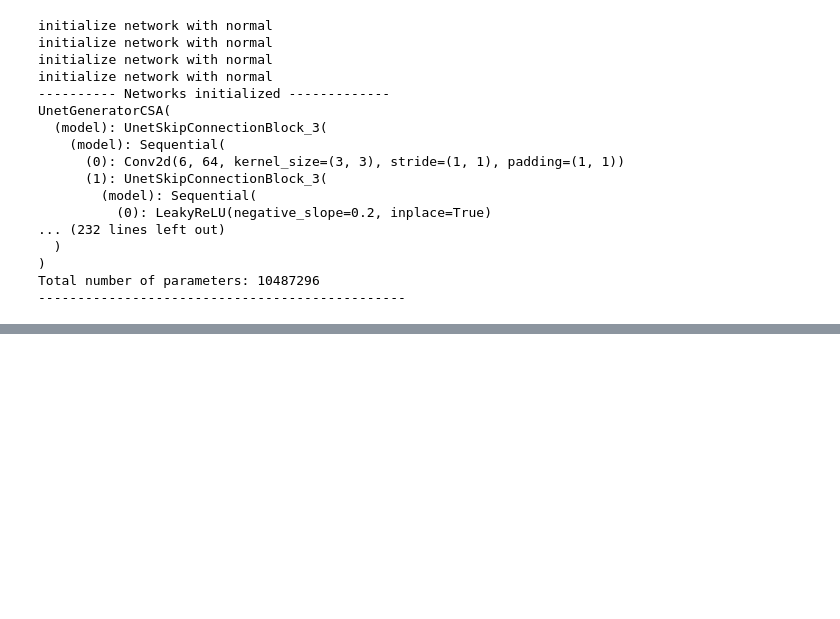
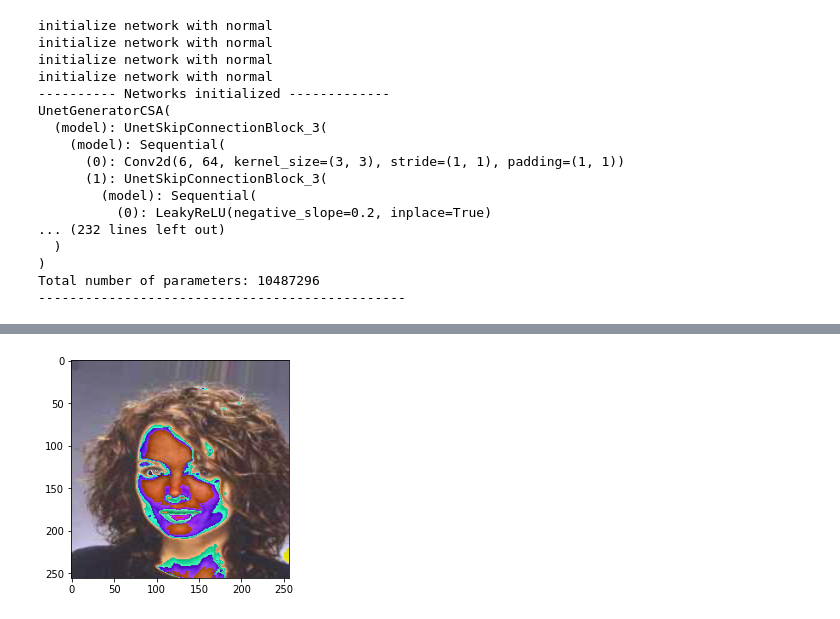
Before and after one commit to xinetzone/CSA-inpainting, a Jupyter notebook: test.ipynb, the cells around one changed output, grey strips where cells are left out. Drawn from its saved outputs; the diff is of its cells as text; code cells hidden in the pictures; blank space fills up the shorter version.

```diff
--- a/test.ipynb
+++ b/test.ipynb
@@ -109,0 +103,5 @@ KeyboardInterrupt:
+# %%
+x = array2image(real_B[0])
+plt.imshow(x);
+# %% [output]
+[figure, added]
```
Also changed, not shown: parts of 18 cells of this notebook, 4 other files.
